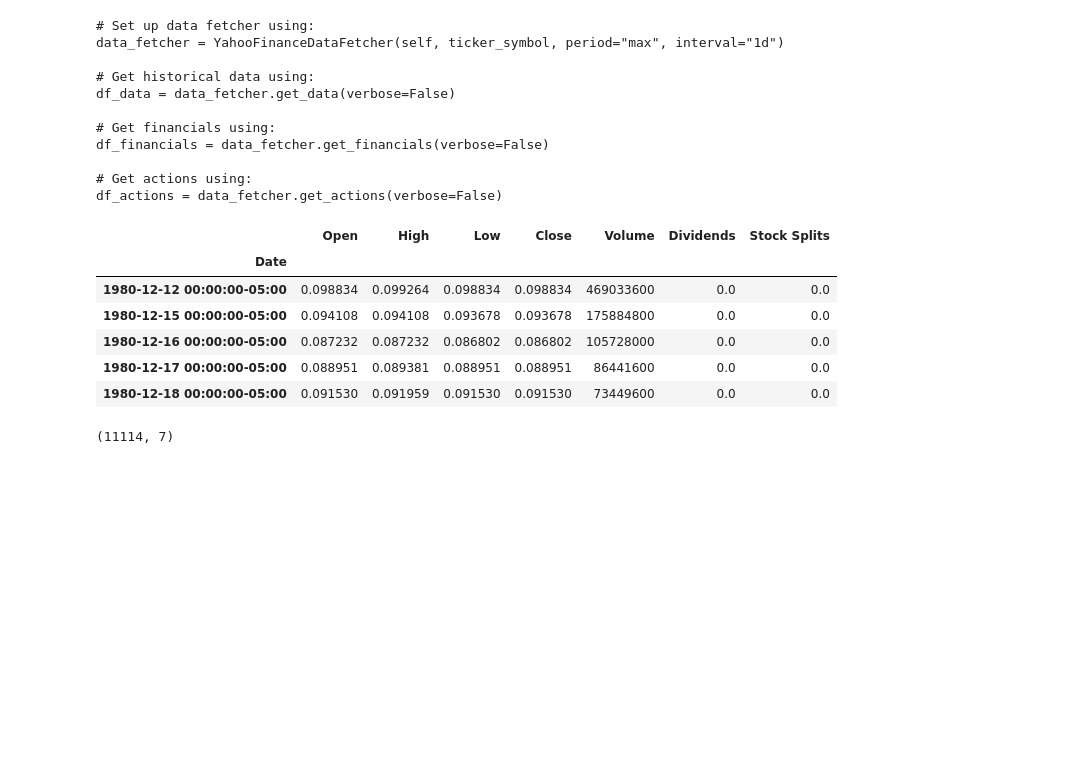
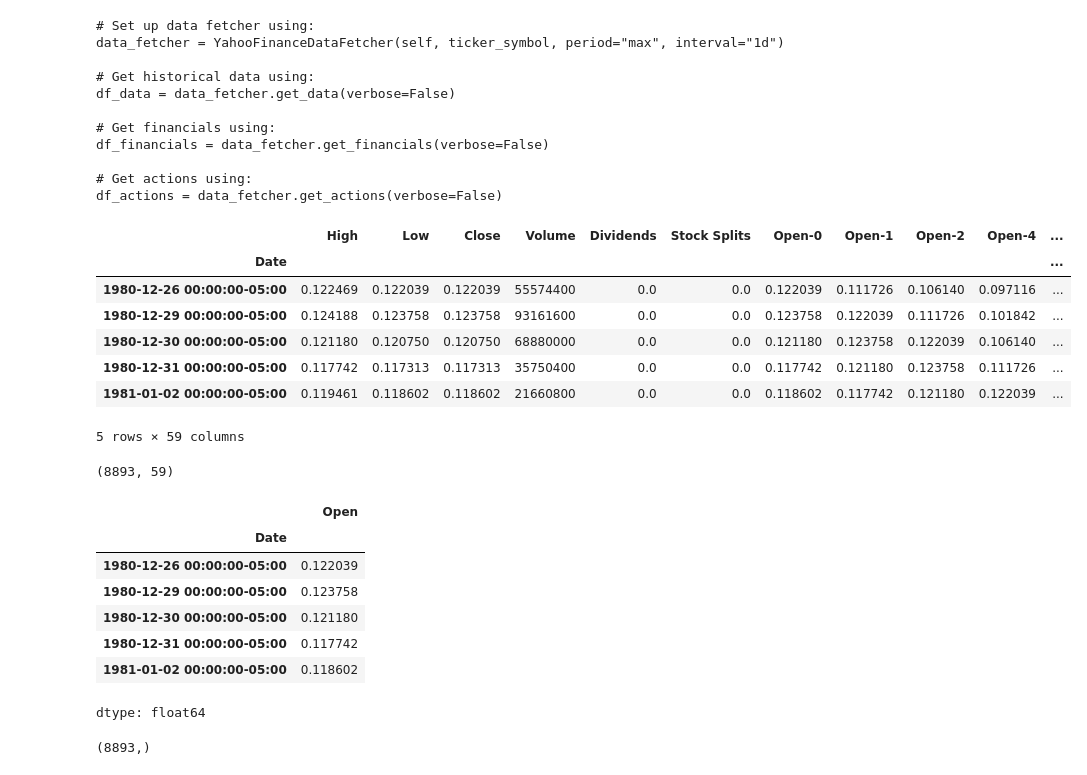
Before and after one commit to luck058/yfinance-prediction, a Jupyter notebook: model1.ipynb, the cells around one changed output. Cells and saved outputs as stored; diff of their text form; code cells hidden in the pictures; blank space fills up the shorter version.

```diff
--- a/model1.ipynb
+++ b/model1.ipynb
@@ -35,17 +35,30 @@ df_actions = data_fetcher.get_actions(verbose=False)
 # %%
 # Defined in "import_data.ipynb"
 data_fetcher = YahooFinanceDataFetcher("AAPL", period="max", interval="1d")
 
-df = data_fetcher.get_data()
+X, y = data_fetcher.get_X_y()
 
-display(df.head())
-print(df.shape)
+display(X.head())
+print(X.shape)
+
+display(y.head())
+print(y.shape)
 # %% [output]
-|  | Open | High | Low | Close | Volume | Dividends | Stock Splits |
-| Date |  |  |  |  |  |  |  |
-| 1980-12-12 00:00:00-05:00 | 0.098834 | 0.099264 | 0.098834 | 0.098834 | 469033600 | 0.0 | 0.0 |
-| 1980-12-15 00:00:00-05:00 | 0.094108 | 0.094108 | 0.093678 | 0.093678 | 175884800 | 0.0 | 0.0 |
-| 1980-12-16 00:00:00-05:00 | 0.087232 | 0.087232 | 0.086802 | 0.086802 | 105728000 | 0.0 | 0.0 |
-| 1980-12-17 00:00:00-05:00 | 0.088951 | 0.089381 | 0.088951 | 0.088951 | 86441600 | 0.0 | 0.0 |
-| 1980-12-18 00:00:00-05:00 | 0.091530 | 0.091959 | 0.091530 | 0.091530 | 73449600 | 0.0 | 0.0 |
+|  | High | Low | Close | Volume | Dividends | Stock Splits | Open-0 | Open-1 | Open-2 | Open-4 | ... |
+| Date |  |  |  |  |  |  |  |  |  |  | ... |
+| 1980-12-26 00:00:00-05:00 | 0.122469 | 0.122039 | 0.122039 | 55574400 | 0.0 | 0.0 | 0.122039 | 0.111726 | 0.106140 | 0.097116 | ... |
+| 1980-12-29 00:00:00-05:00 | 0.124188 | 0.123758 | 0.123758 | 93161600 | 0.0 | 0.0 | 0.123758 | 0.122039 | 0.111726 | 0.101842 | ... |
+| 1980-12-30 00:00:00-05:00 | 0.121180 | 0.120750 | 0.120750 | 68880000 | 0.0 | 0.0 | 0.121180 | 0.123758 | 0.122039 | 0.106140 | ... |
+| 1980-12-31 00:00:00-05:00 | 0.117742 | 0.117313 | 0.117313 | 35750400 | 0.0 | 0.0 | 0.117742 | 0.121180 | 0.123758 | 0.111726 | ... |
+| 1981-01-02 00:00:00-05:00 | 0.119461 | 0.118602 | 0.118602 | 21660800 | 0.0 | 0.0 | 0.118602 | 0.117742 | 0.121180 | 0.122039 | ... |
-(11114, 7)
+5 rows × 59 columns
+(8893, 59)
+|  | Open |
+| Date |  |
+| 1980-12-26 00:00:00-05:00 | 0.122039 |
+| 1980-12-29 00:00:00-05:00 | 0.123758 |
+| 1980-12-30 00:00:00-05:00 | 0.121180 |
+| 1980-12-31 00:00:00-05:00 | 0.117742 |
+| 1981-01-02 00:00:00-05:00 | 0.118602 |
+dtype: float64
+(8893,)
```
Also changed, not shown: parts of 5 cells of this notebook.
